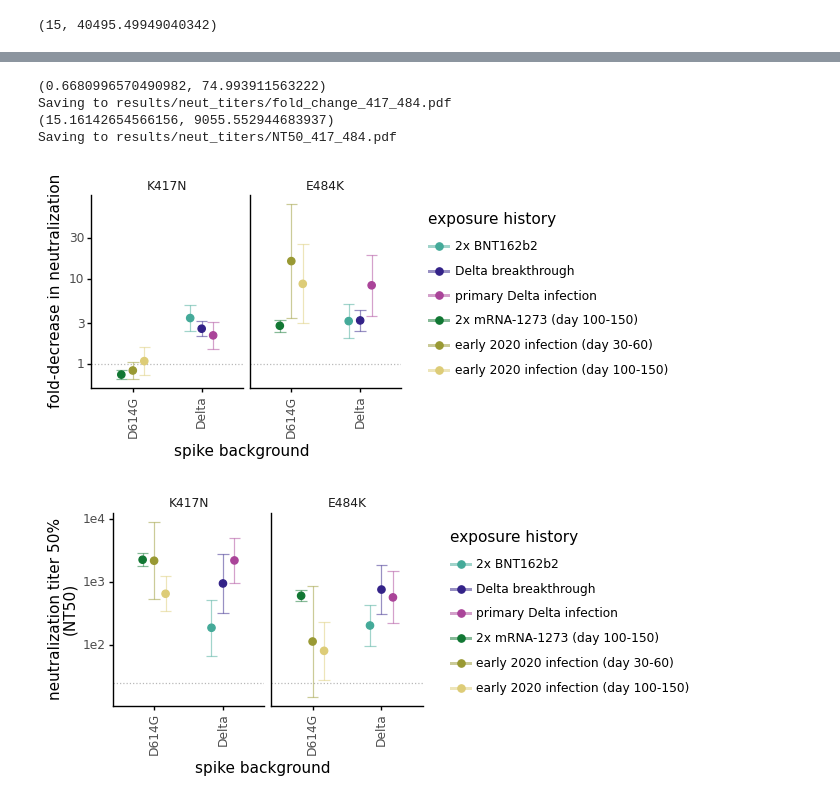
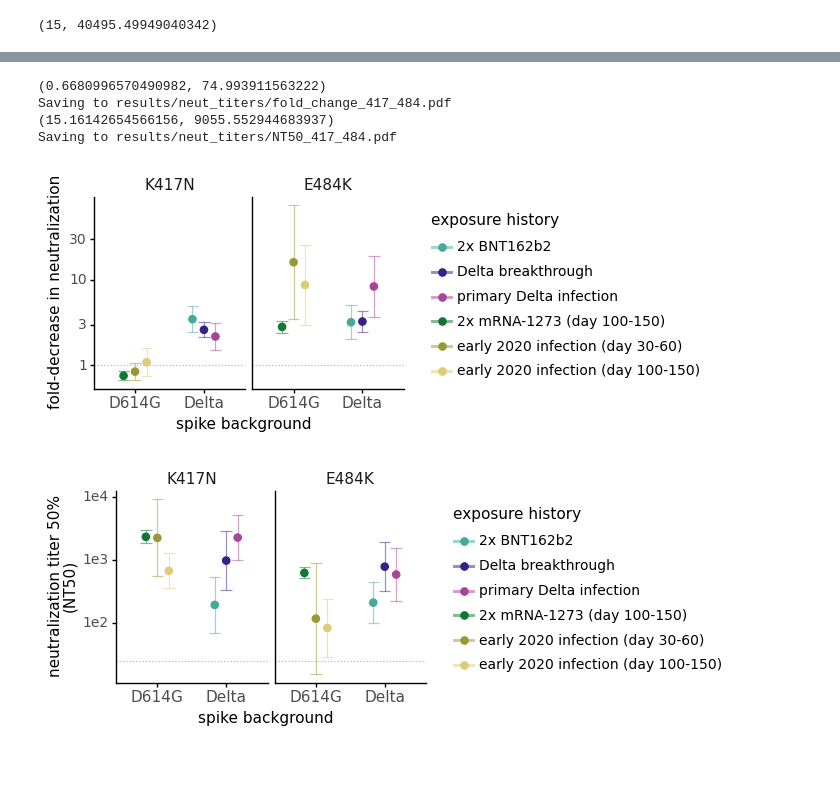
Before and after one commit to jbloomlab/SARS-CoV-2-RBD_Delta, a Jupyter notebook: experimental_data/analyze_neut_data.ipynb, the cells around one changed output, grey strips where cells are left out. Drawn from its saved outputs; the diff is of its cells as text; code cells hidden in the pictures; blank space fills up the shorter version.

```diff
--- a/experimental_data/analyze_neut_data.ipynb
+++ b/experimental_data/analyze_neut_data.ipynb
@@ -740,10 +740,12 @@ for metric in ['fold_change', 'NT50']:
                       ) +
          scale_y_log10(name=ylab[metric], limits=limits[metric]) +
          theme_classic() +
-         theme(axis_text_x=element_text(angle=90),
+         theme(figure_size=(2*df['sample_type'].nunique(), 2.5),
                axis_title_x=element_blank(),
+               axis_text_x=element_text(rotation=90, size=10),
+               axis_text_y=element_text(size=10),
                strip_background_x=element_blank(),
-               figure_size=(2*df['sample_type'].nunique(), 2.5),
+               strip_text=element_text(size=11),
                ) +
          scale_color_manual(values=CBPALETTE*3, guide=False) +
          facet_wrap('~sample_type', scales='free_x', ncol=6)
@@ -813,8 +815,11 @@ for metric in ['fold_change', 'NT50']:
          theme_classic() +
          theme(axis_title_x=element_blank(),
                figure_size=(df['virus'].nunique()*df['background'].nunique()*0.5, 2.5),
-               axis_text_x=element_text(rotation=90),
+               axis_text_x=element_text(rotation=90, size=10),
+               axis_text_y=element_text(size=10),
                strip_background_x=element_blank(),
+               strip_text=element_text(size=11),
+               legend_text=element_text(size=10),
                ) +
          scale_fill_manual(values=['#44AA99', '#332288', '#AA4499', '#117733', '#999933', '#DDCC77'], name='exposure history\n')+
          scale_color_manual(values=['#44AA99', '#332288', '#AA4499', '#117733', '#999933', '#DDCC77'], name='exposure history\n')
@@ -878,36 +883,39 @@ for metric in ['fold_change', 'NT50']:
                     linetype='dotted',
                     color=CBPALETTE[0]) +
          # geom_line(aes(x='virus', y='metric', group='sample_type'), position=position_dodge(width=0.5)) +
          geom_point(size=2.5, alpha=1, position=position_dodge(width=0.5)) +
          geom_errorbar(aes(x="background", ymin="metric/sem",ymax="metric*sem"),
                        alpha=0.5,
                        position=position_dodge(width=0.5)
                       )+
          scale_y_log10(name=ylab[metric], limits=limits) +
          scale_x_discrete(name='spike background')+
          facet_wrap('~virus', scales='free_x')+
          theme_classic() +
          theme(#axis_title_x=element_blank(),
                figure_size=(df['virus'].nunique()*df['background'].nunique(), 2.5),
-               axis_text_x=element_text(rotation=90),
+               axis_text_x=element_text(size=11),
                strip_background_x=element_blank(),
+               axis_text_y=element_text(size=10),
+               strip_text=element_text(size=11),
+               legend_text=element_text(size=10),
                ) +
          scale_fill_manual(values=['#44AA99', '#332288', '#AA4499', '#117733', '#999933', '#DDCC77'], name='exposure history\n')+
          scale_color_manual(values=['#44AA99', '#332288', '#AA4499', '#117733', '#999933', '#DDCC77'], name='exposure history\n')
          )
 
     _ = p.draw()
 
     plotfile = f'{results}/{metric}_417_484.pdf'
     print(f"Saving to {plotfile}")
     p.save(plotfile, limitsize=False, verbose=False)
 # %% [output]
 (0.6680996570490982, 74.993911563222)
 Saving to results/neut_titers/fold_change_417_484.pdf
 (15.16142654566156, 9055.552944683937)
 Saving to results/neut_titers/NT50_417_484.pdf
-[figure, old version]
+[figure, new version]
-[figure, old version]
+[figure, new version]
 # %%
 geomean_mut_effects=(combined_df
 
```
Also changed, not shown: parts of 3 cells of this notebook, 7 other files.
